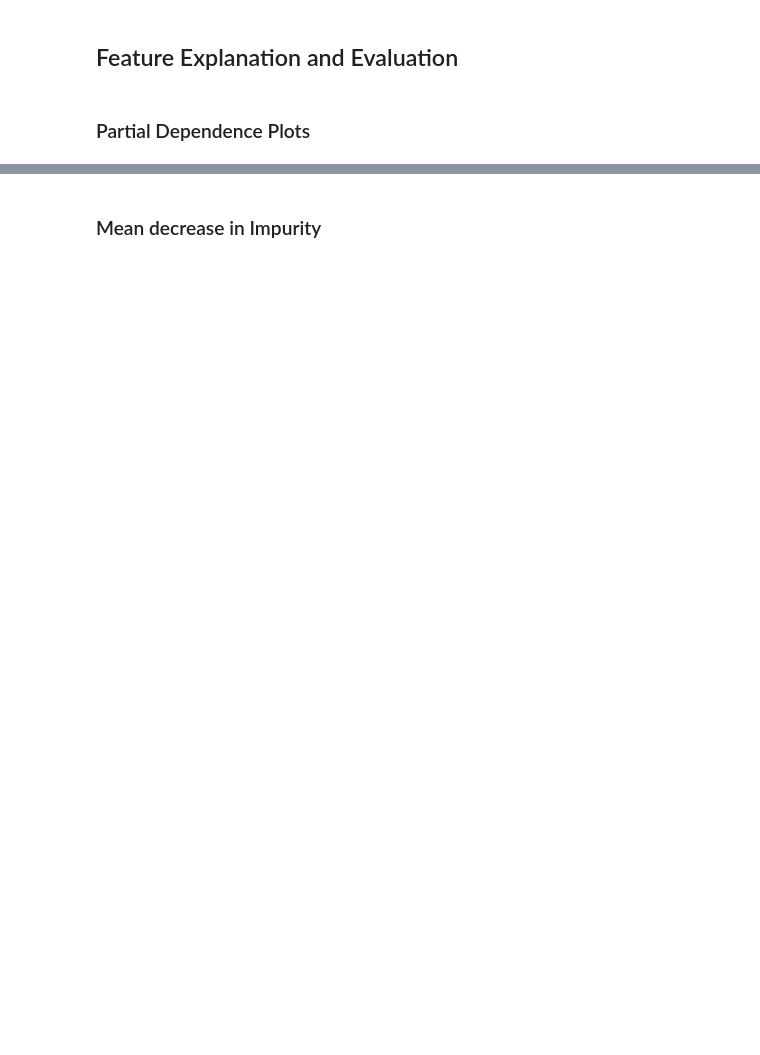
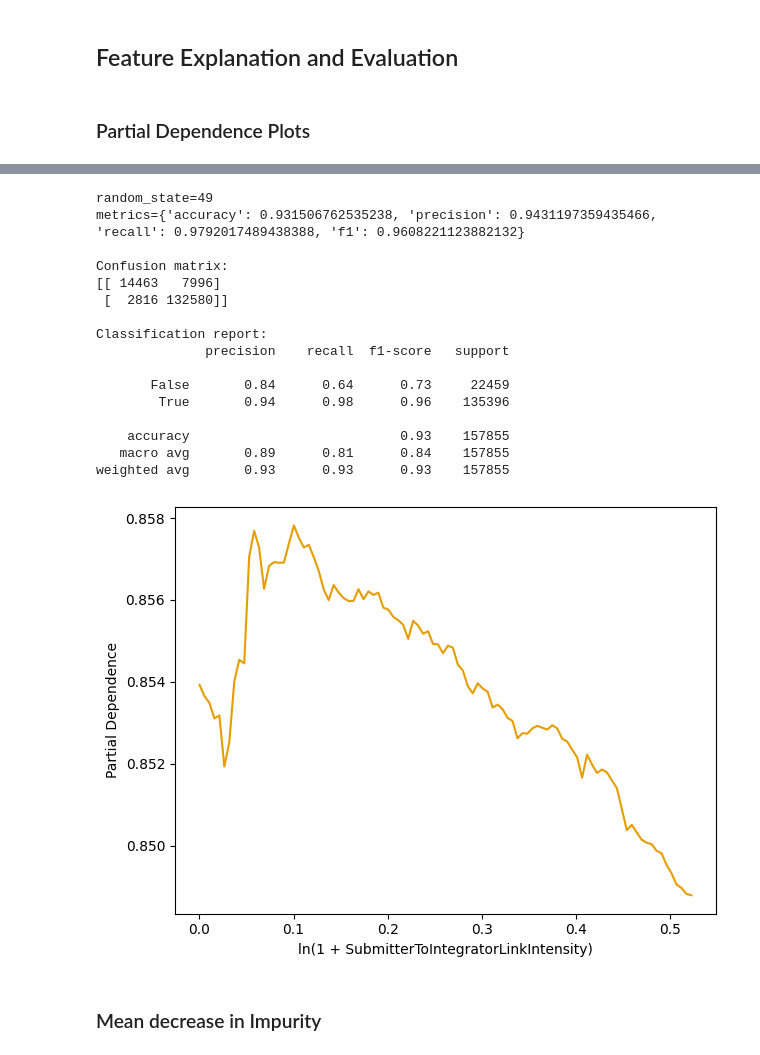
Before and after one commit to wmeijer221/msc_thesis, a Jupyter notebook: python_proj/modelling/notebooks/random_forest/nftc_model.ipynb, the cells around one changed output, grey strips where cells are left out. Cells and saved outputs as stored; diff of their text form; code cells hidden in the pictures; blank space fills up the shorter version.

Commit message:
rerun rf models

```diff
--- a/python_proj/modelling/notebooks/random_forest/nftc_model.ipynb
+++ b/python_proj/modelling/notebooks/random_forest/nftc_model.ipynb
@@ -276,35 +205,6 @@ f1_mean=0.7768570213353432, f1_std=0.0008775707483734157
 ## Feature Explanation and Evaluation
 # %% [markdown]
 ### Partial Dependence Plots
-# %%
-from sklearn.inspection import PartialDependenceDisplay
-from matplotlib import pyplot as plt
-
-
-def create_partial_dependence_plots(
-    rf_model: RandomForestRegressor, used_predictors: pd.DataFrame, model_name: str = ""
-):
-    # Collective partial dependence plot.
-    PartialDependenceDisplay.from_estimator(
-        rf_model, used_predictors, used_predictors.columns, percentiles=(0.01, 0.99)
-    )
-
-    fig = plt.gcf()
-    axs = fig.axes
-
-    lines = []
-    for ax in axs:
-        __lines = list([(line.get_xdata(), line.get_ydata()) for line in ax.lines])
-        lines.extend(__lines)
-
-    for (x, y), label in zip(lines, used_predictors.columns):
-        plt.clf()
-        plt.plot(x, y, linestyle="-", color="#e69d00")
-        plt.xlabel(label)
-        plt.ylabel("Partial Dependence")
-        plt.tight_layout()
-        output_path = f"{figure_base_path}/partial-dependence/{model_name}/{label}.png"
-        safe_save_fig(output_path)
 # %%
 from sklearn.model_selection import train_test_split
 
@@ -340,3 +216,33 @@ NameError: name 'create_partial_dependence_plots' is not defined
+# %%
+from python_proj.modelling.notebooks.random_forest.rf_functions import create_model
+from python_proj.modelling.notebooks.random_forest.pd_functions import (
+    create_partial_dependence_plots,
+)
+
+full_rf_model, _ = create_model(
+    train_predictors, train_dependent, test_predictors, test_dependent, seed_counter
+)
+
+output_path = f"{figure_base_path}/partial-dependence/"
+create_partial_dependence_plots(full_rf_model, test_predictors, output_path)
+# %% [output]
+random_state=49
+metrics={'accuracy': 0.931506762535238, 'precision': 0.9431197359435466, 'recall': 0.9792017489438388, 'f1': 0.9608221123882132}
+
+Confusion matrix:
+[[ 14463   7996]
+ [  2816 132580]]
+
+Classification report:
+              precision    recall  f1-score   support
+
+       False       0.84      0.64      0.73     22459
+        True       0.94      0.98      0.96    135396
+
+    accuracy                           0.93    157855
+   macro avg       0.89      0.81      0.84    157855
+weighted avg       0.93      0.93      0.93    157855
+[figure, added]
 # %% [markdown]
 ### Mean decrease in Impurity
 # %%
```
Also changed, not shown: parts of 19 cells of this notebook, 5 other files.
